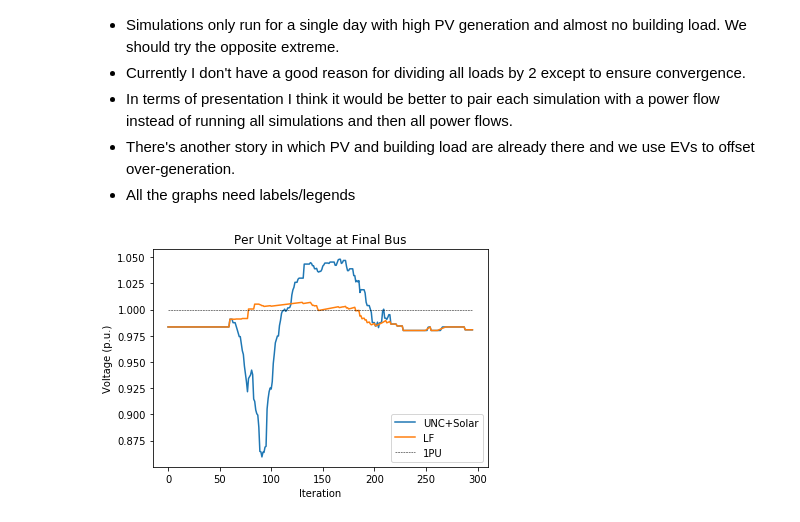
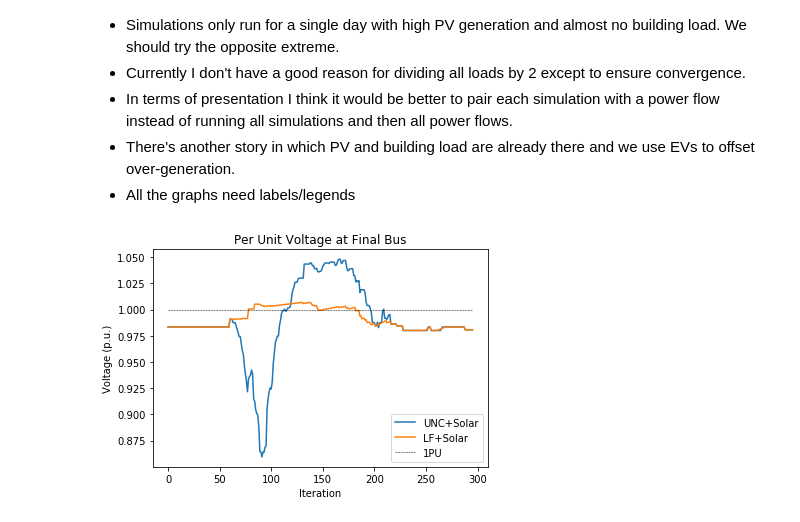
Before and after one commit to zach401/acnportal, a Jupyter notebook: tutorials/grid_cosimulation_pandapower.ipynb, the cells around one changed output. Saved outputs shown, nothing was run; the diff lists cells and outputs as text; code cells hidden in the pictures.

```diff
--- a/tutorials/grid_cosimulation_pandapower.ipynb
+++ b/tutorials/grid_cosimulation_pandapower.ipynb
@@ -521,18 +521,18 @@ pf_loads_pv_unc = time_var_power_flow(all_results, sim_len,
 # %%
 plt.plot([pf_loads_pv_unc[i].res_bus["vm_pu"][9] for i in range(sim_len)],
          label='UNC+Solar')
 #plt.plot([pf_loads_edf[i].res_bus["vm_pu"][9] for i in range(sim_len)],
 #         label='EDF')
 #plt.plot([pf_loads_pv_edf[i].res_bus["vm_pu"][9] for i in range(sim_len)],
 #         label='EDF+Solar')
 plt.plot([pf_loads_pv_lf[i].res_bus["vm_pu"][9] for i in range(sim_len)],
-         label='LF')
+         label='LF+Solar')
 plt.plot(np.ones((sim_len,)), "black", linestyle='--', linewidth=0.5,
          label='1PU')
 plt.legend(loc='lower right')
 plt.title("Per Unit Voltage at Final Bus")
 plt.xlabel("Iteration")
 plt.ylabel("Voltage (p.u.)")
-plt.savefig("vm_pu_all.png")
+plt.savefig("vm_pu_unc_lf.png")
 # %% [output]
-[figure, old version]
+[figure, new version]
```
